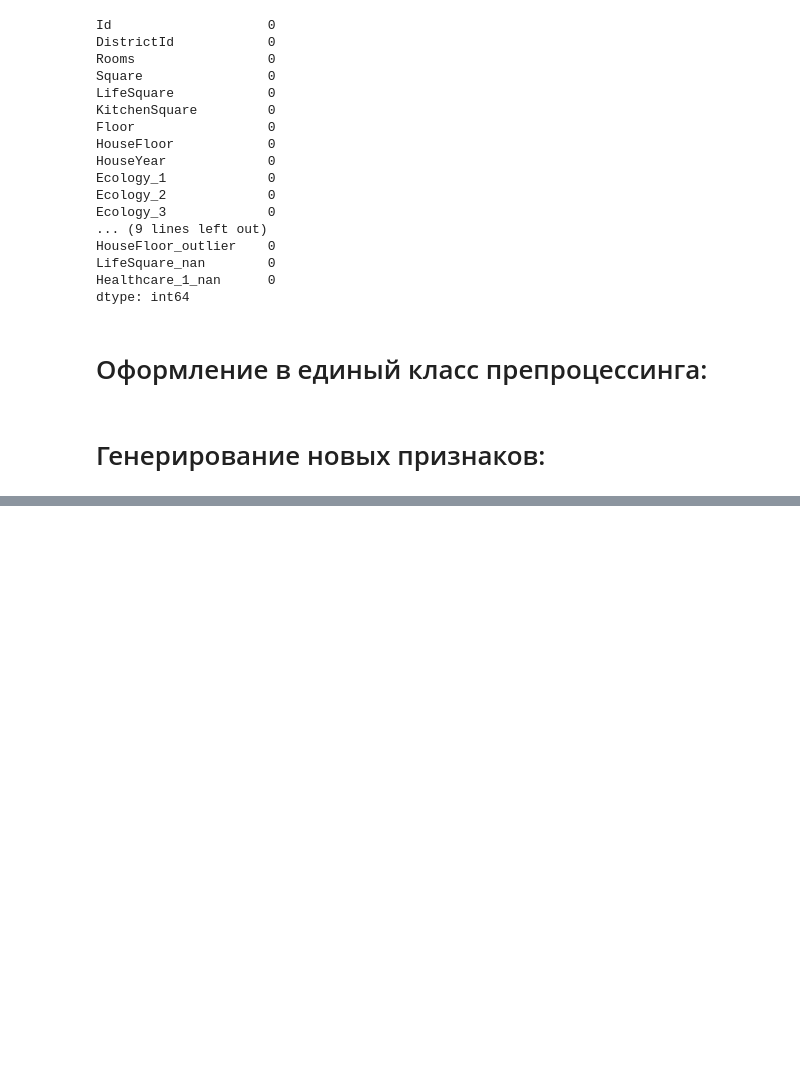
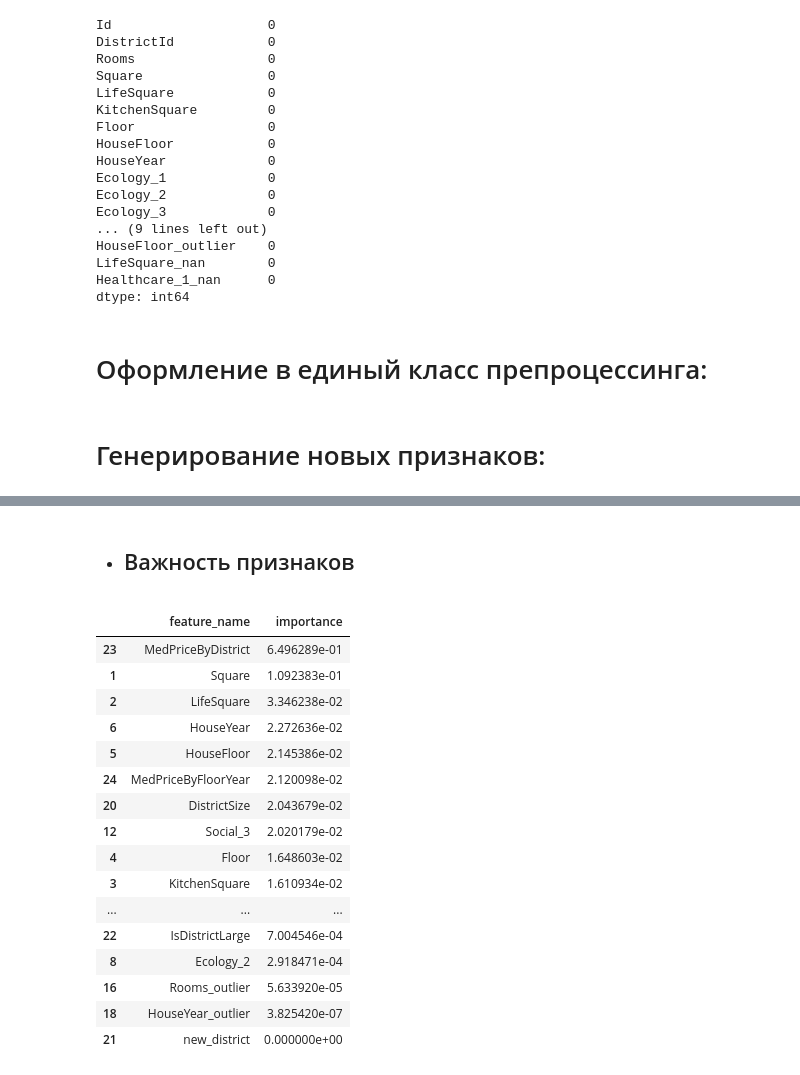
Before and after one commit to vit050587/Kaggle-Competition-Price-Prediction, a Jupyter notebook: Price_Prediction.ipynb, the cells around one changed output, grey strips where cells are left out. Cells and saved outputs as stored; diff of their text form; code cells hidden in the pictures; blank space fills up the shorter version.

```diff
--- a/Price_Prediction.ipynb
+++ b/Price_Prediction.ipynb
@@ -704,0 +1107,25 @@ class DataPreprocessing:
+# %% [markdown]
+* ## Важность признаков
+# %%
+feature_importances = pd.DataFrame(zip(X_train.columns, rf_model.feature_importances_),
+                                   columns=['feature_name', 'importance'])
+
+feature_importances.sort_values(by='importance', ascending=False)
+# %% [output]
+|  | feature_name | importance |
+| 23 | MedPriceByDistrict | 6.496289e-01 |
+| 1 | Square | 1.092383e-01 |
+| 2 | LifeSquare | 3.346238e-02 |
+| 6 | HouseYear | 2.272636e-02 |
+| 5 | HouseFloor | 2.145386e-02 |
+| 24 | MedPriceByFloorYear | 2.120098e-02 |
+| 20 | DistrictSize | 2.043679e-02 |
+| 12 | Social_3 | 2.020179e-02 |
+| 4 | Floor | 1.648603e-02 |
+| 3 | KitchenSquare | 1.610934e-02 |
+| ... | ... | ... |
+| 22 | IsDistrictLarge | 7.004546e-04 |
+| 8 | Ecology_2 | 2.918471e-04 |
+| 16 | Rooms_outlier | 5.633920e-05 |
+| 18 | HouseYear_outlier | 3.825420e-07 |
+| 21 | new_district | 0.000000e+00 |
```
Also changed, not shown: parts of 51 cells of this notebook.
